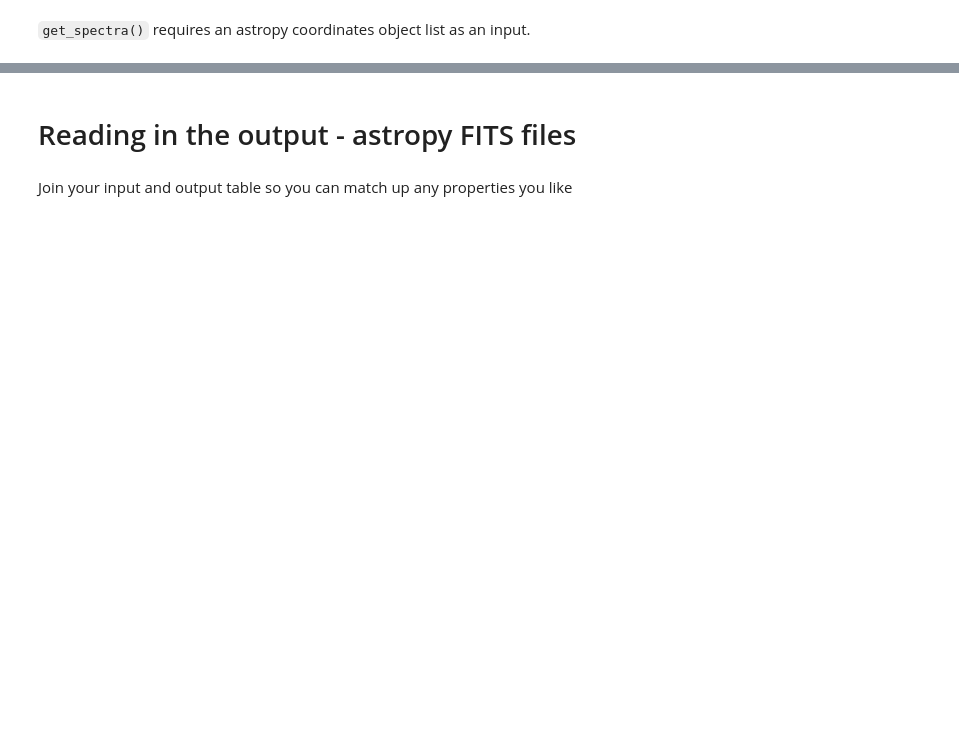
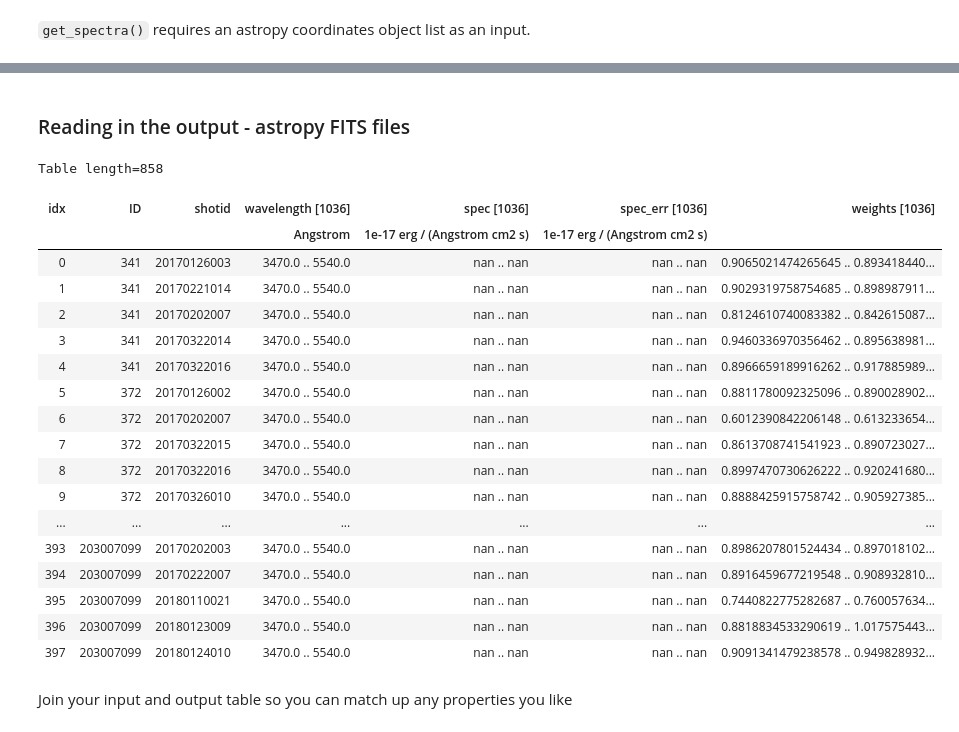
Before and after one commit to HETDEX/hetdex_api, a Jupyter notebook: notebooks/14-Extracting_a_sourcelist.ipynb, the cells around one changed output, grey strips where cells are left out. Cells and saved outputs as stored; diff of their text form; code cells hidden in the pictures; blank space fills up the shorter version.

```diff
--- a/notebooks/14-Extracting_a_sourcelist.ipynb
+++ b/notebooks/14-Extracting_a_sourcelist.ipynb
@@ -64,2 +93,2 @@ sources = get_spectra(input_coords, ID=input_cat['ID'])
 # %% [markdown]
-# Reading in the output - astropy FITS files
+### Reading in the output - astropy FITS files
@@ -68,3 +95,25 @@ sources
+# %%
+sources.show_in_notebook(display_length=10)
+# %% [output]
+Table length=858
+| idx | ID | shotid | wavelength [1036] | spec [1036] | spec_err [1036] | weights [1036] |
+|  |  |  | Angstrom | 1e-17 erg / (Angstrom cm2 s) | 1e-17 erg / (Angstrom cm2 s) |  |
+| 0 | 341 | 20170126003 | 3470.0 .. 5540.0 | nan .. nan | nan .. nan | 0.9065021474265645 .. 0.893418440... |
+| 1 | 341 | 20170221014 | 3470.0 .. 5540.0 | nan .. nan | nan .. nan | 0.9029319758754685 .. 0.898987911... |
+| 2 | 341 | 20170202007 | 3470.0 .. 5540.0 | nan .. nan | nan .. nan | 0.8124610740083382 .. 0.842615087... |
+| 3 | 341 | 20170322014 | 3470.0 .. 5540.0 | nan .. nan | nan .. nan | 0.9460336970356462 .. 0.895638981... |
+| 4 | 341 | 20170322016 | 3470.0 .. 5540.0 | nan .. nan | nan .. nan | 0.8966659189916262 .. 0.917885989... |
+| 5 | 372 | 20170126002 | 3470.0 .. 5540.0 | nan .. nan | nan .. nan | 0.8811780092325096 .. 0.890028902... |
+| 6 | 372 | 20170202007 | 3470.0 .. 5540.0 | nan .. nan | nan .. nan | 0.6012390842206148 .. 0.613233654... |
+| 7 | 372 | 20170322015 | 3470.0 .. 5540.0 | nan .. nan | nan .. nan | 0.8613708741541923 .. 0.890723027... |
+| 8 | 372 | 20170322016 | 3470.0 .. 5540.0 | nan .. nan | nan .. nan | 0.8997470730626222 .. 0.920241680... |
+| 9 | 372 | 20170326010 | 3470.0 .. 5540.0 | nan .. nan | nan .. nan | 0.8888425915758742 .. 0.905927385... |
+| ... | ... | ... | ... | ... | ... | ... |
+| 393 | 203007099 | 20170202003 | 3470.0 .. 5540.0 | nan .. nan | nan .. nan | 0.8986207801524434 .. 0.897018102... |
+| 394 | 203007099 | 20170222007 | 3470.0 .. 5540.0 | nan .. nan | nan .. nan | 0.8916459677219548 .. 0.908932810... |
+| 395 | 203007099 | 20180110021 | 3470.0 .. 5540.0 | nan .. nan | nan .. nan | 0.7440822775282687 .. 0.760057634... |
+| 396 | 203007099 | 20180123009 | 3470.0 .. 5540.0 | nan .. nan | nan .. nan | 0.8818834533290619 .. 1.017575443... |
+| 397 | 203007099 | 20180124010 | 3470.0 .. 5540.0 | nan .. nan | nan .. nan | 0.9091341479238578 .. 0.949828932... |
 # %% [markdown]
 Join your input and output table so you can match up any properties you like
 # %%
```
Also changed, not shown: parts of 25 cells of this notebook.
